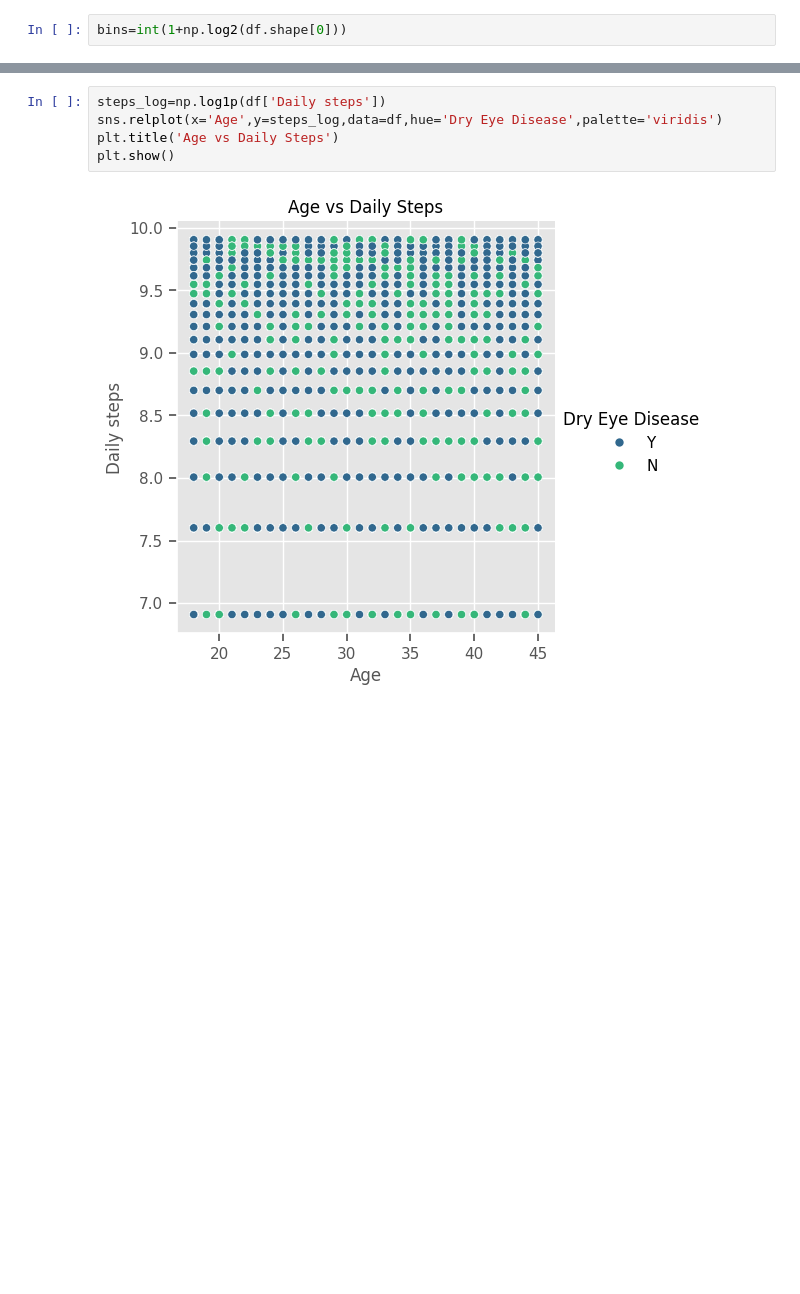
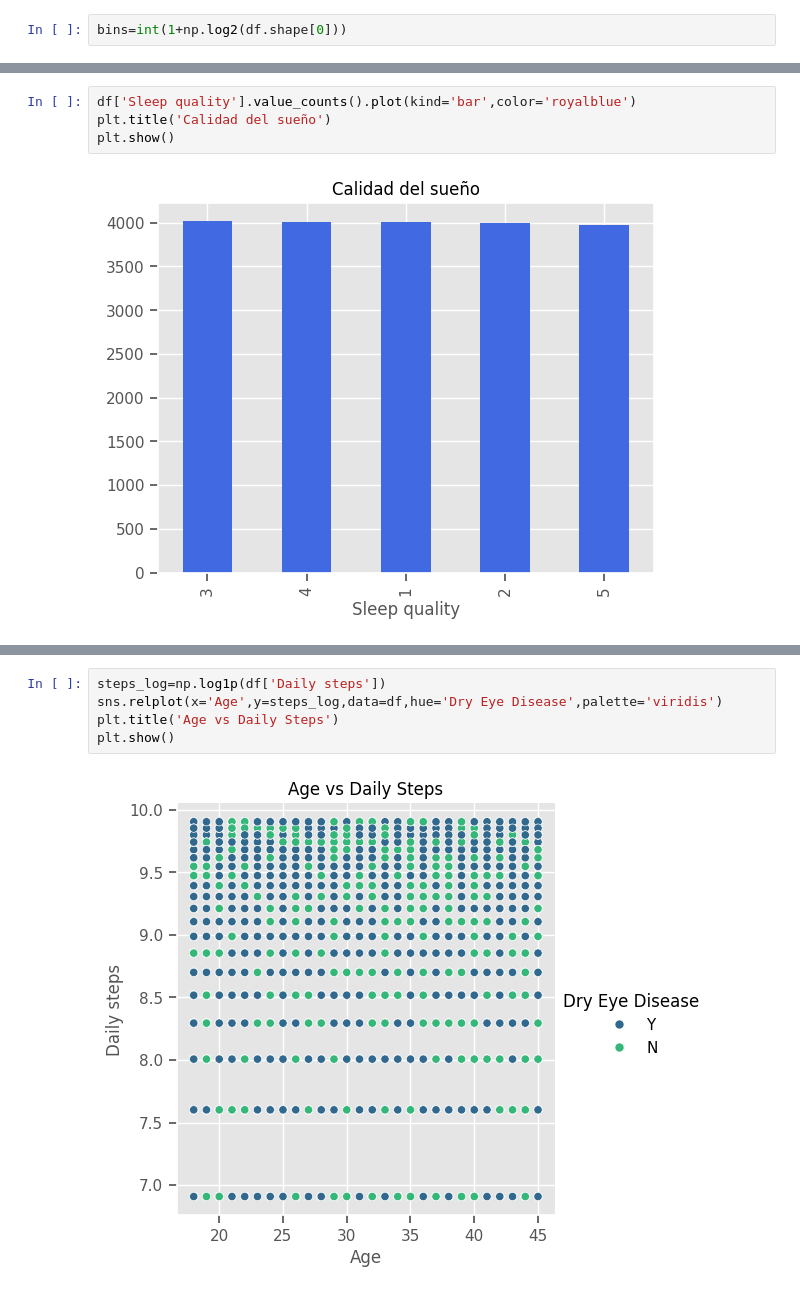
Before and after one commit to Jonkkeyler333/Deteccion_sindrome_ojo_seco, a Jupyter notebook: main.ipynb, the cells around one changed output, grey strips where cells are left out. Drawn from its saved outputs; the diff is of its cells as text; blank space fills up the shorter version.

```diff
--- a/main.ipynb
+++ b/main.ipynb
@@ -111,0 +112,6 @@ plt.show()
+# %%
+df['Sleep quality'].value_counts().plot(kind='bar',color='royalblue')
+plt.title('Calidad del sueño')
+plt.show()
+# %% [output]
+[figure, added]
```
Also changed, not shown: parts of 14 cells of this notebook.
